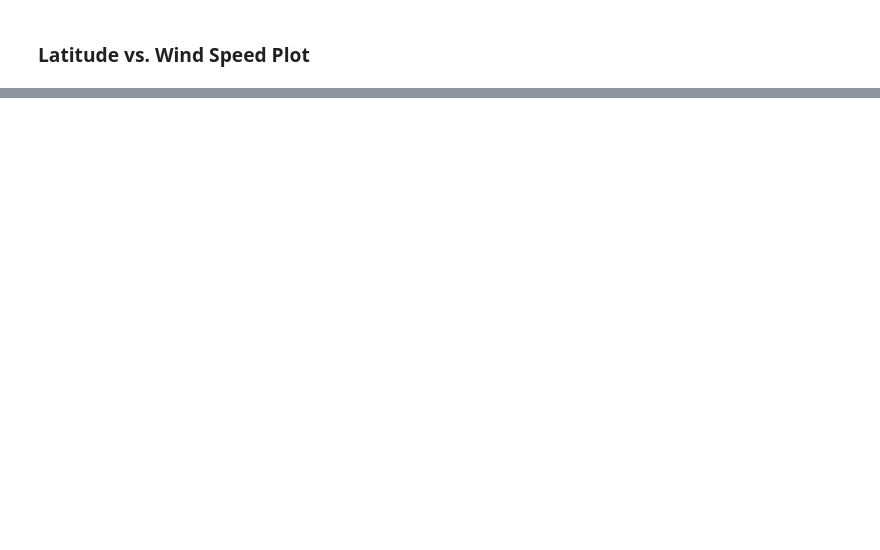
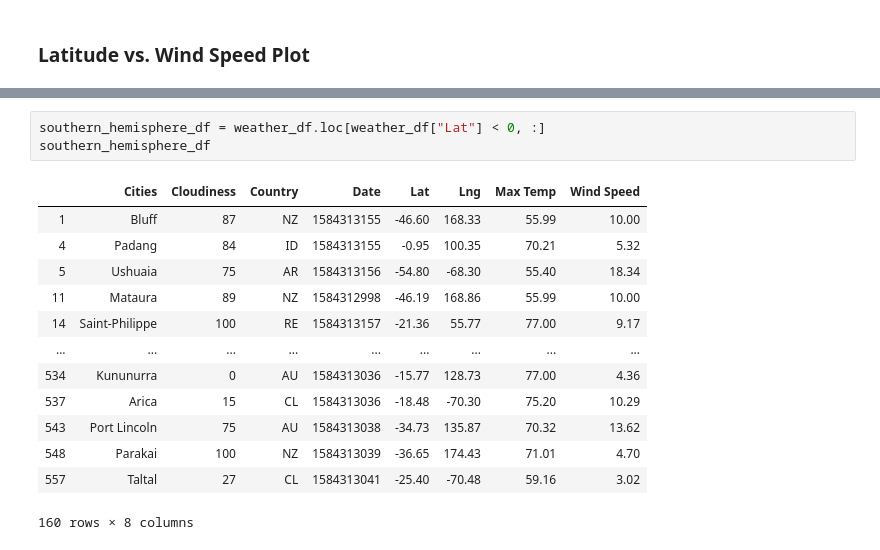
Before and after one commit to jnugent13/python-api-challenge, a Jupyter notebook: WeatherPy/WeatherPy.ipynb, the cells around one changed output, grey strips where cells are left out. Saved outputs shown, nothing was run; the diff lists cells and outputs as text; blank space fills up the shorter version.

```diff
--- a/WeatherPy/WeatherPy.ipynb
+++ b/WeatherPy/WeatherPy.ipynb
@@ -217,0 +250,17 @@ The above plot shows the relationship between a city's cloudiness and its distan
+# %%
+southern_hemisphere_df = weather_df.loc[weather_df["Lat"] < 0, :]
+southern_hemisphere_df
+# %% [output]
+|  | Cities | Cloudiness | Country | Date | Lat | Lng | Max Temp | Wind Speed |
+| 1 | Bluff | 87 | NZ | 1584313155 | -46.60 | 168.33 | 55.99 | 10.00 |
+| 4 | Padang | 84 | ID | 1584313155 | -0.95 | 100.35 | 70.21 | 5.32 |
+| 5 | Ushuaia | 75 | AR | 1584313156 | -54.80 | -68.30 | 55.40 | 18.34 |
+| 11 | Mataura | 89 | NZ | 1584312998 | -46.19 | 168.86 | 55.99 | 10.00 |
+| 14 | Saint-Philippe | 100 | RE | 1584313157 | -21.36 | 55.77 | 77.00 | 9.17 |
+| ... | ... | ... | ... | ... | ... | ... | ... | ... |
+| 534 | Kununurra | 0 | AU | 1584313036 | -15.77 | 128.73 | 77.00 | 4.36 |
+| 537 | Arica | 15 | CL | 1584313036 | -18.48 | -70.30 | 75.20 | 10.29 |
+| 543 | Port Lincoln | 75 | AU | 1584313038 | -34.73 | 135.87 | 70.32 | 13.62 |
+| 548 | Parakai | 100 | NZ | 1584313039 | -36.65 | 174.43 | 71.01 | 4.70 |
+| 557 | Taltal | 27 | CL | 1584313041 | -25.40 | -70.48 | 59.16 | 3.02 |
+160 rows × 8 columns
```
Also changed, not shown: parts of 6 cells of this notebook.
